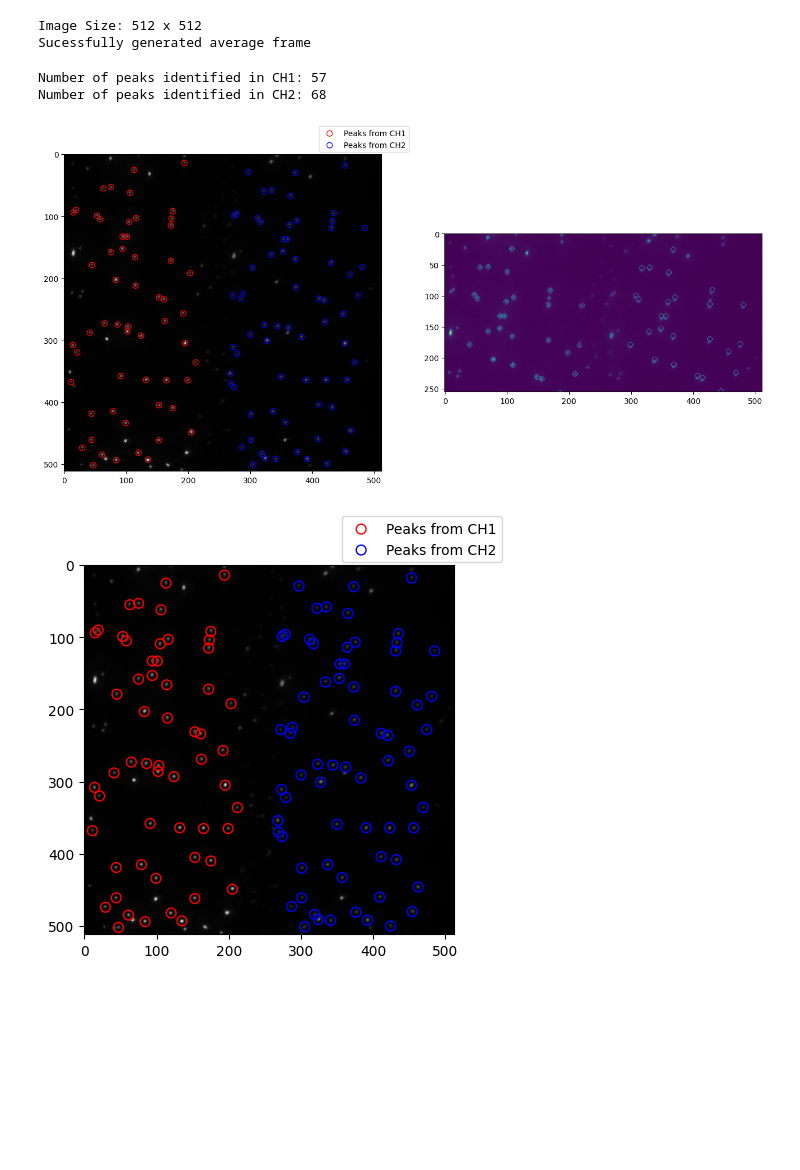
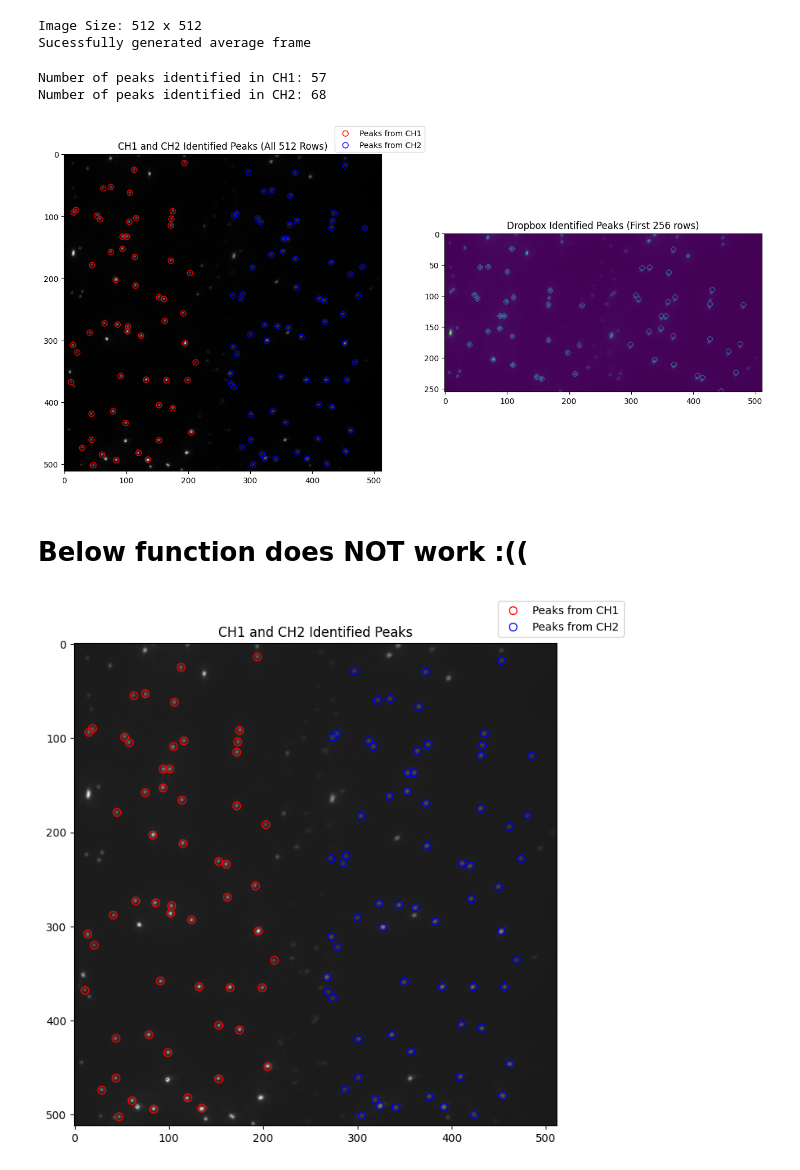
Before and after one commit to ljhason/smImaging-Exploration, a Jupyter notebook: img_avg_map/Mapping.ipynb, the cells around one changed output. Saved outputs shown, nothing was run; the diff lists cells and outputs as text; code cells hidden in the pictures; blank space fills up the shorter version.

```diff
--- a/img_avg_map/Mapping.ipynb
+++ b/img_avg_map/Mapping.ipynb
@@ -46,47 +47,32 @@ print(f"Number of peaks identified in CH1: {len(good_peaks_1)}")
 print(f"Number of peaks identified in CH2: {len(good_peaks_2_CH2)}")
 
 f, axes = plt.subplots(1, 2, figsize=(16, 24))
+axes[0].set_title("CH1 and CH2 Identified Peaks (All 512 Rows)")
 axes[0].imshow(image, cmap="gray")
 axes[0].scatter(good_peaks_1[:, 1], good_peaks_1[:, 0], s=50, facecolors='none', edgecolors='r', label='Peaks from CH1')
 axes[0].scatter(good_peaks_2_CH2[:, 1], good_peaks_2_CH2[:, 0], s=50, facecolors='none', edgecolors='b', label='Peaks from CH2')
-axes[0].legend(loc='upper right', bbox_to_anchor=(1.1, 1.1))
+axes[0].legend(loc='upper right', bbox_to_anchor=(1.15, 1.1))
 
+axes[1].set_title("Dropbox Identified Peaks (First 256 rows)")
 axes[1].imshow(hel1_ave_image)
 plt.show()
 # %% [output]
 Number of peaks identified in CH1: 57
 Number of peaks identified in CH2: 68
-[figure, old version]
+[figure, new version]
+# %% [markdown]
+# Below function does NOT work :((
 # %%
-#Hover feature such that you hover over a peak and it tells you the peak coordinates + peak index
-fig, ax = plt.subplots()
-plt.imshow(image, cmap="gray")
-plt.scatter(good_peaks_1[:, 1], good_peaks_1[:, 0], s=50, facecolors='none', edgecolors='r', label='Peaks from CH1')
-plt.scatter(good_peaks_2_CH2[:, 1], good_peaks_2_CH2[:, 0], s=50, facecolors='none', edgecolors='b', label='Peaks from CH2')
-plt.legend(loc='upper right', bbox_to_anchor=(1.15, 1.15))
+# # Hover feature such that you hover over a peak and it tells you the peak coordinates + peak index
 
+# fig = plt.figure(figsize=(8, 8))
+# ax = fig.subplots()
+# ax.set_title("CH1 and CH2 Identified Peaks")
+# ax.imshow(image, cmap="gray", alpha=0.9)
+# scat1 = ax.scatter(good_peaks_1[:, 1], good_peaks_1[:, 0], s=50, facecolors='none', edgecolors='r', label='Peaks from CH1')
+# scat2 = ax.scatter(good_peaks_2_CH2[:, 1], good_peaks_2_CH2[:, 0], s=50, facecolors='none', edgecolors='b', label='Peaks from CH2')
+# ax.legend(loc='upper right', bbox_to_anchor=(1.15, 1.1))
 
-annotation = ax.annotate(text="", xy=(0,0), xytext=(15,15), textcoords="offset points",bbox={'boxstyle': 'round', 'fc':'w'}, arrowprops={'arrowstyle':'->'})
-annotation.set_visible(False)
-
-def motion_hover(event):
-    annotation_visibility = annotation.get_visible()
-    if event.inaxes == ax:
-        is_contained, annotation_index = scatter.contains(event)
-        if is_contained:
-            scatter.get_offsets()[annotation_index['ind'][0]]
-            annotation.xy = data_point_location
-            text_label = f"Peak coordinates: ({data_point_location[1]}, {data_point_location[0]}) "
-            annotation.set_text(text_label)
-            annotation.set_visible(True)
-            fig.canvas.draw_idle()
-        else:
-            if annotation_visibility():
-                annotation.set_visible(False)
-                fig.canvas.draw_idle
-
-fig.canvas.mpl_connect('motion_notify_event', motion_hover)
-
-plt.show()
+# plt.show()
 # %% [output]
-[figure, old version]
+[figure, new version]
```
Also changed, not shown: parts of 3 cells of this notebook, 2 other files.
